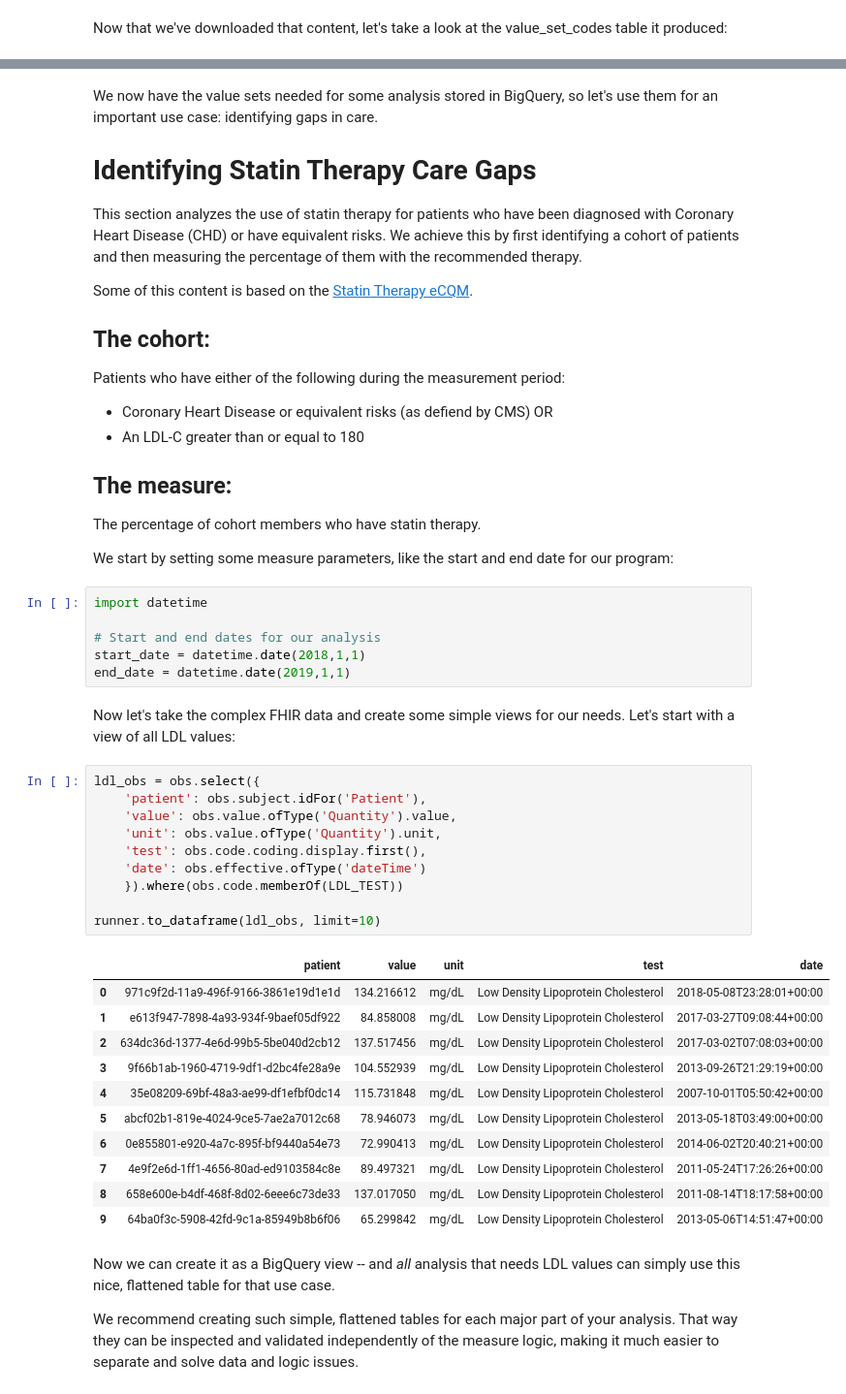
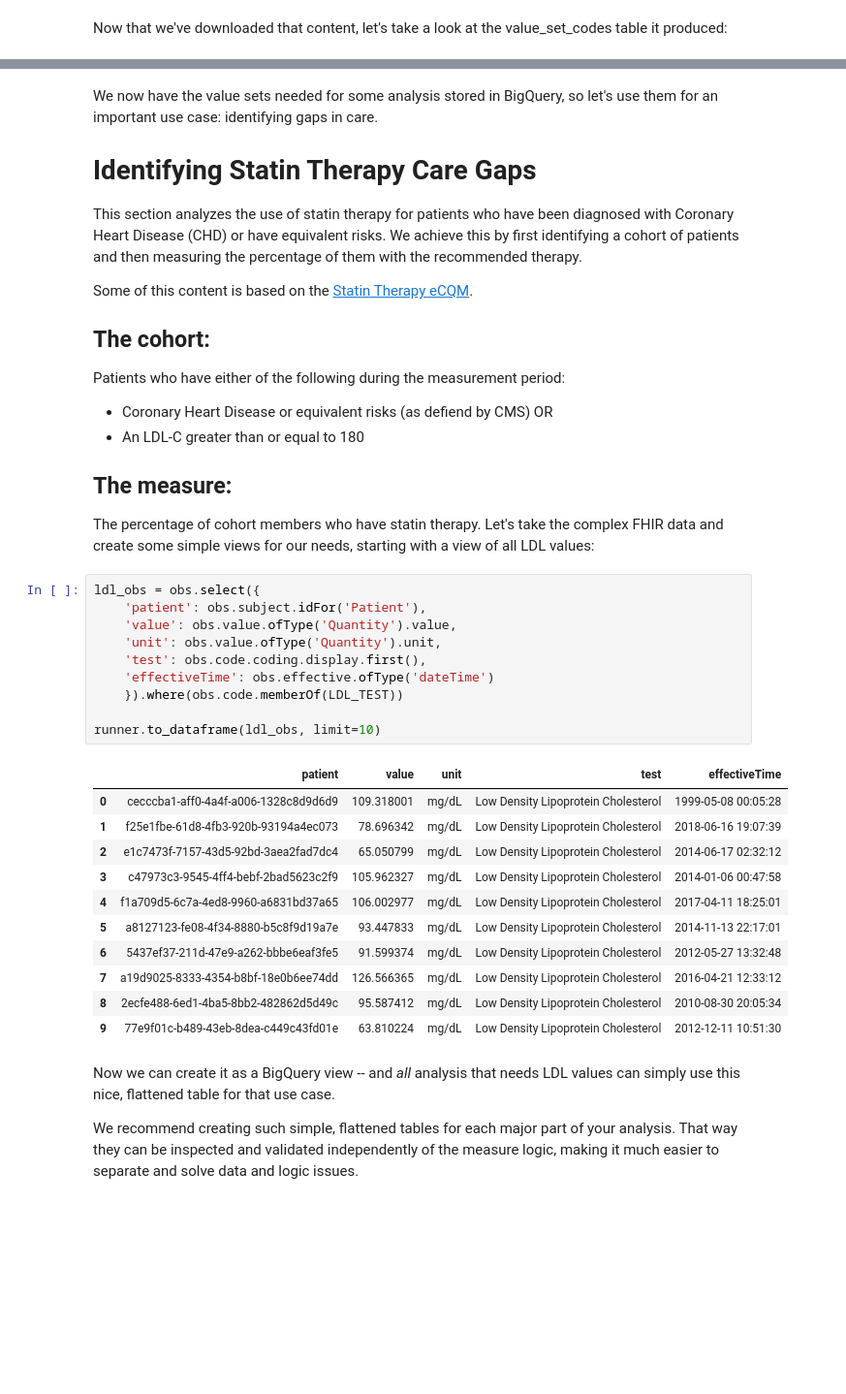
Before and after one commit to google/fhir-py, a Jupyter notebook: examples/statin_analysis_example.ipynb, the cells around one changed output, grey strips where cells are left out. Shown: that part at 97% size. Drawn from its saved outputs; the diff is of its cells as text; blank space fills up the shorter version.

```diff
--- a/examples/statin_analysis_example.ipynb
+++ b/examples/statin_analysis_example.ipynb
@@ -208,39 +237,29 @@ Patients who have either of the following during the measurement period:
 * An LDL-C greater than or equal to 180
 
 ## The measure:
-The percentage of cohort members who have statin therapy.
-
-We start by setting some measure parameters, like the start and end date for our program:
+The percentage of cohort members who have statin therapy. Let's take the complex FHIR data and create some simple views for our needs, starting with a view of all LDL values:
-# %%
-import datetime
-
-# Start and end dates for our analysis
-start_date = datetime.date(2018,1,1)
-end_date = datetime.date(2019,1,1)
-# %% [markdown]
-Now let's take the complex FHIR data and create some simple views for our needs. Let's start with a view of all LDL values:
 # %%
 ldl_obs = obs.select({
     'patient': obs.subject.idFor('Patient'),
     'value': obs.value.ofType('Quantity').value,
     'unit': obs.value.ofType('Quantity').unit,
     'test': obs.code.coding.display.first(),
-    'date': obs.effective.ofType('dateTime')
+    'effectiveTime': obs.effective.ofType('dateTime')
     }).where(obs.code.memberOf(LDL_TEST))
 
 runner.to_dataframe(ldl_obs, limit=10)
 # %% [output]
-|  | patient | value | unit | test | date |
-| 0 | 971c9f2d-11a9-496f-9166-3861e19d1e1d | 134.216612 | mg/dL | Low Density Lipoprotein Cholesterol | 2018-05-08T23:28:01+00:00 |
-| 1 | e613f947-7898-4a93-934f-9baef05df922 | 84.858008 | mg/dL | Low Density Lipoprotein Cholesterol | 2017-03-27T09:08:44+00:00 |
-| 2 | 634dc36d-1377-4e6d-99b5-5be040d2cb12 | 137.517456 | mg/dL | Low Density Lipoprotein Cholesterol | 2017-03-02T07:08:03+00:00 |
-| 3 | 9f66b1ab-1960-4719-9df1-d2bc4fe28a9e | 104.552939 | mg/dL | Low Density Lipoprotein Cholesterol | 2013-09-26T21:29:19+00:00 |
-| 4 | 35e08209-69bf-48a3-ae99-df1efbf0dc14 | 115.731848 | mg/dL | Low Density Lipoprotein Cholesterol | 2007-10-01T05:50:42+00:00 |
-| 5 | abcf02b1-819e-4024-9ce5-7ae2a7012c68 | 78.946073 | mg/dL | Low Density Lipoprotein Cholesterol | 2013-05-18T03:49:00+00:00 |
-| 6 | 0e855801-e920-4a7c-895f-bf9440a54e73 | 72.990413 | mg/dL | Low Density Lipoprotein Cholesterol | 2014-06-02T20:40:21+00:00 |
-| 7 | 4e9f2e6d-1ff1-4656-80ad-ed9103584c8e | 89.497321 | mg/dL | Low Density Lipoprotein Cholesterol | 2011-05-24T17:26:26+00:00 |
-| 8 | 658e600e-b4df-468f-8d02-6eee6c73de33 | 137.017050 | mg/dL | Low Density Lipoprotein Cholesterol | 2011-08-14T18:17:58+00:00 |
-| 9 | 64ba0f3c-5908-42fd-9c1a-85949b8b6f06 | 65.299842 | mg/dL | Low Density Lipoprotein Cholesterol | 2013-05-06T14:51:47+00:00 |
+|  | patient | value | unit | test | effectiveTime |
+| 0 | cecccba1-aff0-4a4f-a006-1328c8d9d6d9 | 109.318001 | mg/dL | Low Density Lipoprotein Cholesterol | 1999-05-08 00:05:28 |
+| 1 | f25e1fbe-61d8-4fb3-920b-93194a4ec073 | 78.696342 | mg/dL | Low Density Lipoprotein Cholesterol | 2018-06-16 19:07:39 |
+| 2 | e1c7473f-7157-43d5-92bd-3aea2fad7dc4 | 65.050799 | mg/dL | Low Density Lipoprotein Cholesterol | 2014-06-17 02:32:12 |
+| 3 | c47973c3-9545-4ff4-bebf-2bad5623c2f9 | 105.962327 | mg/dL | Low Density Lipoprotein Cholesterol | 2014-01-06 00:47:58 |
+| 4 | f1a709d5-6c7a-4ed8-9960-a6831bd37a65 | 106.002977 | mg/dL | Low Density Lipoprotein Cholesterol | 2017-04-11 18:25:01 |
+| 5 | a8127123-fe08-4f34-8880-b5c8f9d19a7e | 93.447833 | mg/dL | Low Density Lipoprotein Cholesterol | 2014-11-13 22:17:01 |
+| 6 | 5437ef37-211d-47e9-a262-bbbe6eaf3fe5 | 91.599374 | mg/dL | Low Density Lipoprotein Cholesterol | 2012-05-27 13:32:48 |
+| 7 | a19d9025-8333-4354-b8bf-18e0b6ee74dd | 126.566365 | mg/dL | Low Density Lipoprotein Cholesterol | 2016-04-21 12:33:12 |
+| 8 | 2ecfe488-6ed1-4ba5-8bb2-482862d5d49c | 95.587412 | mg/dL | Low Density Lipoprotein Cholesterol | 2010-08-30 20:05:34 |
+| 9 | 77e9f01c-b489-43eb-8dea-c449c43fd01e | 63.810224 | mg/dL | Low Density Lipoprotein Cholesterol | 2012-12-11 10:51:30 |
 # %% [markdown]
 Now we can create it as a BigQuery view -- and *all* analysis that needs LDL values can simply use this nice, flattened table for that use case.
 
```
Also changed, not shown: parts of 40 cells of this notebook.
